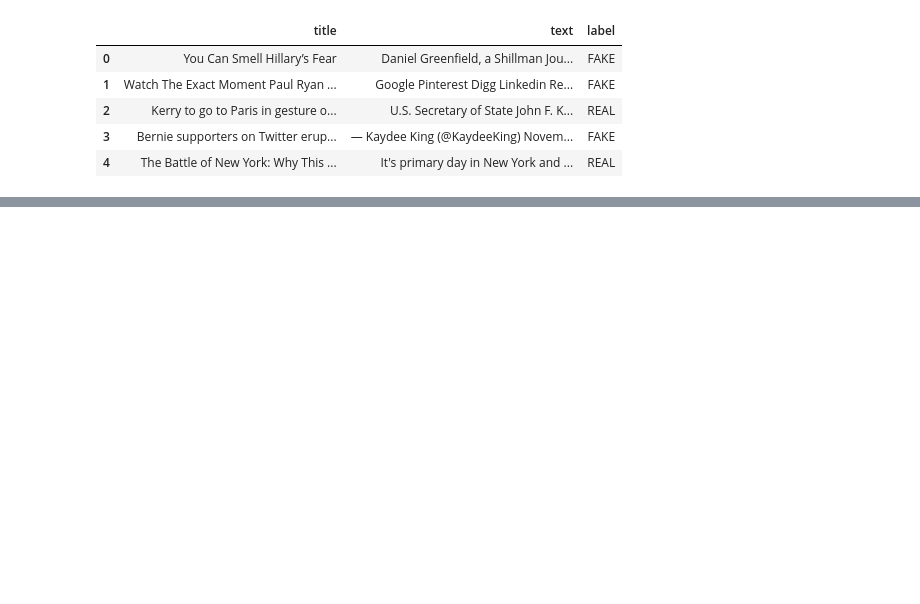
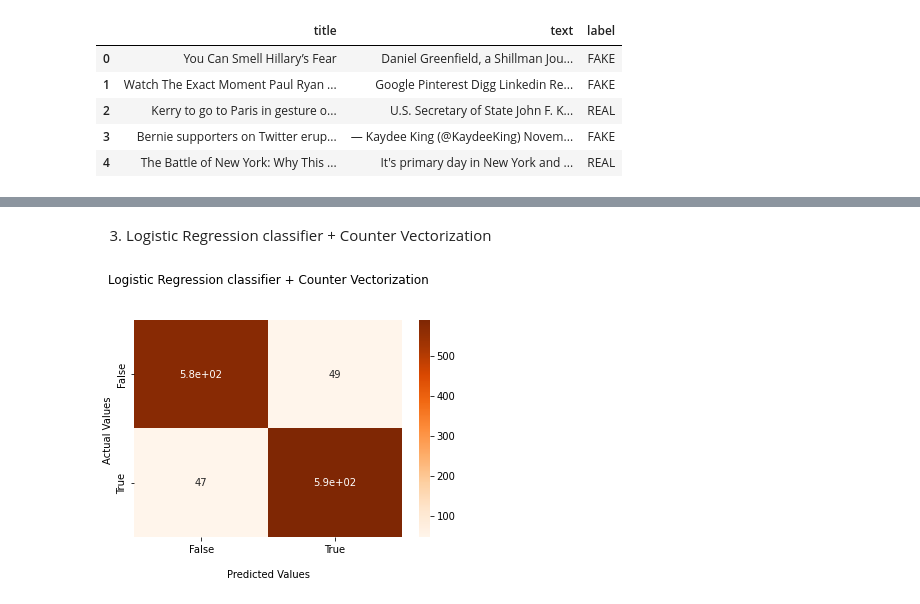
Before and after one commit to alexandragrecu/fake-news-detection-system, a Jupyter notebook: Fake_News_Detection_Project.ipynb, the cells around one changed output, grey strips where cells are left out. Saved outputs shown, nothing was run; the diff lists cells and outputs as text; code cells hidden in the pictures; blank space fills up the shorter version.

```diff
--- a/Fake_News_Detection_Project.ipynb
+++ b/Fake_News_Detection_Project.ipynb
@@ -50,0 +283,3 @@ preprocessing step
+# %%
+# Create the predicted labels
+predictions = lg_classifier.predict(count_test)
@@ -50,0 +365,6 @@ preprocessing step
+# %% [markdown]
+3. Logistic Regression classifier + Counter Vectorization
+# %%
+plot_confusion_matrix(c_matrix3, "Logistic Regression classifier + Counter Vectorization", 'Oranges')
+# %% [output]
+[figure, added]
```
Also changed, not shown: parts of 68 cells of this notebook.
